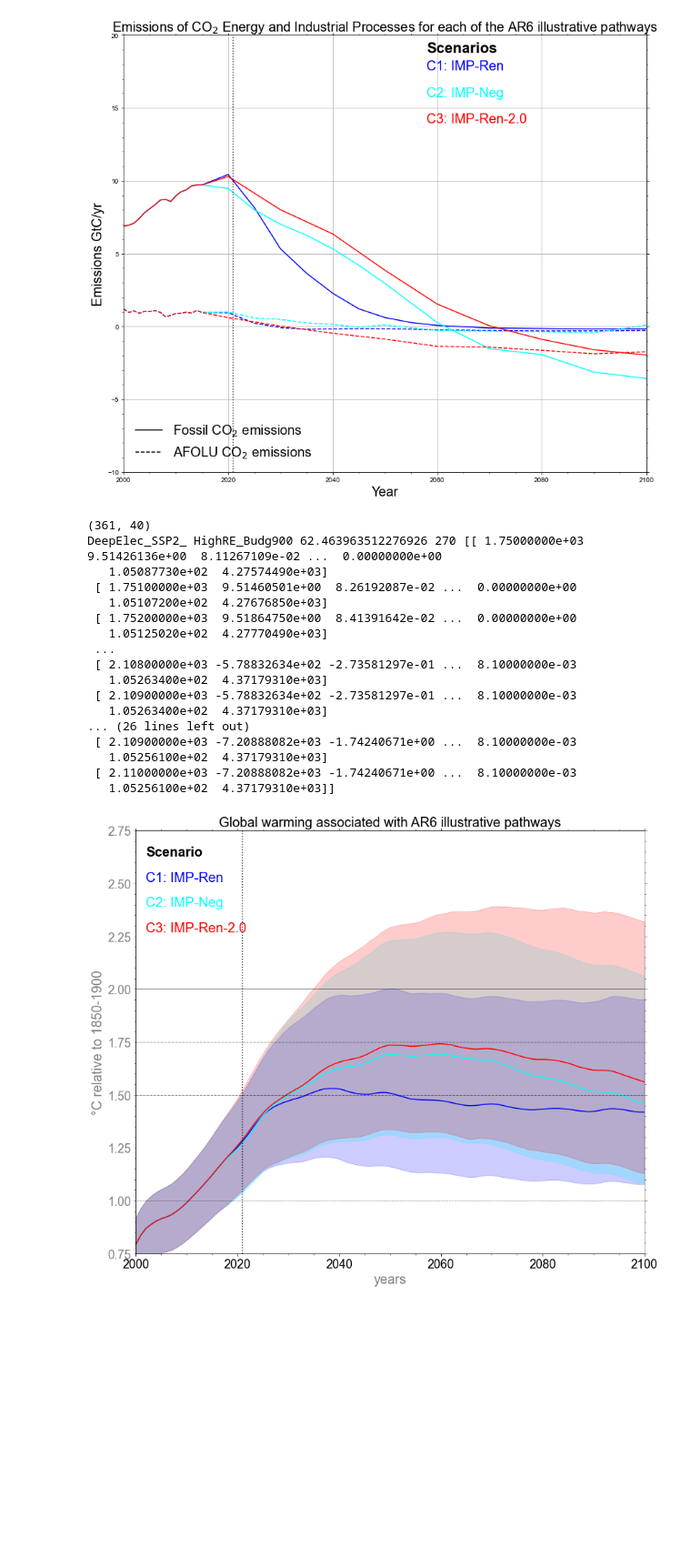
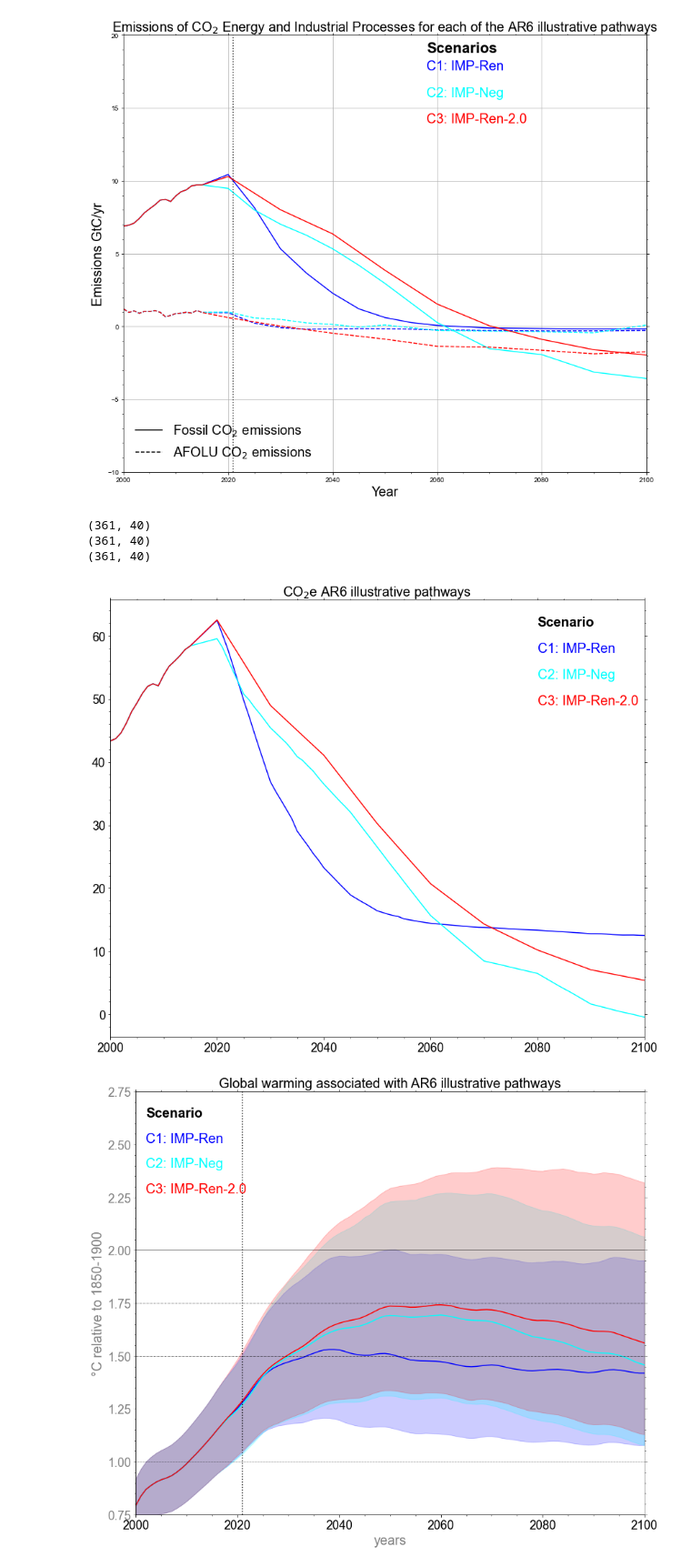
Before and after one commit to camillamathison/FaIR-Spice, a Jupyter notebook: notebooks/run-fair-ar6-illusPath-overshoot-emis.ipynb, the cells around one changed output. Shown at 91% size. Cells and saved outputs as stored; diff of their text form; code cells hidden in the pictures; blank space fills up the shorter version.

```diff
--- a/notebooks/run-fair-ar6-illusPath-overshoot-emis.ipynb
+++ b/notebooks/run-fair-ar6-illusPath-overshoot-emis.ipynb
@@ -389,50 +389,61 @@ pl.savefig('../plots/overshoot_illusPathways_scenarios_emissions_CO2.png', dpi=5
 #          GtC/yr    GtC/yr  MtCH4/yrMtN2O-N/yr    MtN/yr     Mt/yr   MtCO/yr    MtS/yr    MtS/yr    MtS/yr     kt/yr     kt/yr     kt/yr     kt/yr     kt/yr     kt/yr     kt/yr     kt/yr
    #co2,co2,ch4,n2o,nox,nmvoc,co,sox,sox,sox,cf4,c2f6,hfc125,hfc134a,hfc143a,hfc227ea,hfc245fa,sf6
 d =dict()
 conv = [1,1,28,265,1,1,1,1,1,1,6630,11100,3170,1300,4800,3350,858,23500] #AR5 100 yr GWPs for converting to CO2e
 conv1 = 44./12.
 #dat_co2e=data_out.copy()
+fig, ax = pl.subplots(figsize=(12, 10))
+ax.tick_params(axis='both', which='major', labelsize=18)
+ax.tick_params(axis='both', which='minor', labelsize=18)
+ax.text(0.8, 0.94, 'Scenario', fontweight='bold', fontsize=20, transform=ax.transAxes)
 
-for scenario in scenarios:
+for i, scenario in enumerate(scenarios):
     print (data_out[scenario].shape,)
     dat_co2e=data_out[scenario][:361].copy()
     dat_co2e[:,1] = data_out[scenario][:361,1]*1e3*3.67
     dat_co2e [:,3] = data_out[scenario][:361,3]*conv[2]
     dat_co2e [:,4] = data_out[scenario][:361,4]*conv[3]*(44./28.)
     dat_co2e [:,11] = data_out[scenario][:361,11]*conv[10]*1e-3
     dat_co2e [:,12] = data_out[scenario][:361,12]*conv[11]*1e-3
     dat_co2e [:,13] = data_out[scenario][:361,13]*conv[12]*1e-3
     dat_co2e [:,14] = data_out[scenario][:361,14]*conv[13]*1e-3
     dat_co2e [:,15] = data_out[scenario][:361,15]*conv[14]*1e-3
     dat_co2e [:,16] = data_out[scenario][:361,16]*conv[15]*1e-3
     dat_co2e [:,17] = data_out[scenario][:361,17]*conv[16]*1e-3
     dat_co2e [:,18] = data_out[scenario][:361,18]*conv[17]*1e-3
     dat_co2e [:,5] = 0.0
     dat_co2e [:,6] = 0.0
     dat_co2e [:,7] = 0.0
     dat_co2e [:,8] = 0.0
 
 
     totghg = np.sum(dat_co2e[:,1:],axis=1)# total co2e
-    edx = np.where(data_out[scenario][:,0]==2020)[0][0]
-    d  = totghg[edx]*1e-3 # Convert values back into GtCO2e here
+    #edx = np.where(data_out[scenario][:,0]==2020)[0][0]
+    d  = totghg*1e-3 # Convert values back into GtCO2e here
 
-    print(scenario, d, edx, dat_co2e)
+    #print(scenario, d, edx, len(totghg))
+    ax.plot(np.arange(2000, 2101), d[250:351],color=colors[scenario])
+
+    #ax.plot(np.arange(2000, 2101), np.median(dat_co2e[scenario][250:351,:] , axis=1), color=colors[scenario], label=labels[scenario])
+    ax.text(0.8, 0.88-0.06*i, labels[scenario], color=colors[scenario], transform=ax.transAxes, fontsize=20)
+    #ax.legend(fontsize=10);
+    ax.set_title('CO$_2$e AR6 illustrative pathways', fontsize=20);
+    ax.set_xlim(2000, 2100)
+    #ax.set_ylim(-0.5, 1.5)
+
+    from matplotlib import ticker
+
+    #ax.set_xlabel('years', color='gray',fontsize=20)
+    #pl.axvline(2021, ls=':', color='k')
+
+    #ax.axhline(1, ls=':', color='k', lw=0.5)
+    #ax.axhline(1.5, ls='-.', color='k', lw=0.5)
+    #ax.axhline(1.75, ls='-.', color='k', lw=0.5)
+    #ax.axhline(2.0, ls='-', color='k', lw=0.5)
+fig.tight_layout()
+pl.savefig('../plots/overshoot_illusPathways_scenarios_co2e.png', dpi=500, transparent=False)
 # %% [output]
 (361, 40)
-DeepElec_SSP2_ HighRE_Budg900 62.463963512276926 270 [[ 1.75000000e+03  9.51426136e+00  8.11267109e-02 ...  0.00000000e+00
-   1.05087730e+02  4.27574490e+03]
- [ 1.75100000e+03  9.51460501e+00  8.26192087e-02 ...  0.00000000e+00
-   1.05107200e+02  4.27676850e+03]
- [ 1.75200000e+03  9.51864750e+00  8.41391642e-02 ...  0.00000000e+00
-   1.05125020e+02  4.27770490e+03]
- ...
- [ 2.10800000e+03 -5.78832634e+02 -2.73581297e-01 ...  8.10000000e-03
-   1.05263400e+02  4.37179310e+03]
- [ 2.10900000e+03 -5.78832634e+02 -2.73581297e-01 ...  8.10000000e-03
-   1.05263400e+02  4.37179310e+03]
-... (26 lines left out)
- [ 2.10900000e+03 -7.20888082e+03 -1.74240671e+00 ...  8.10000000e-03
-   1.05256100e+02  4.37179310e+03]
- [ 2.11000000e+03 -7.20888082e+03 -1.74240671e+00 ...  8.10000000e-03
-   1.05256100e+02  4.37179310e+03]]
+(361, 40)
+(361, 40)
+[figure, added]
```
Also changed, not shown: parts of 5 cells of this notebook, 1 other file.
